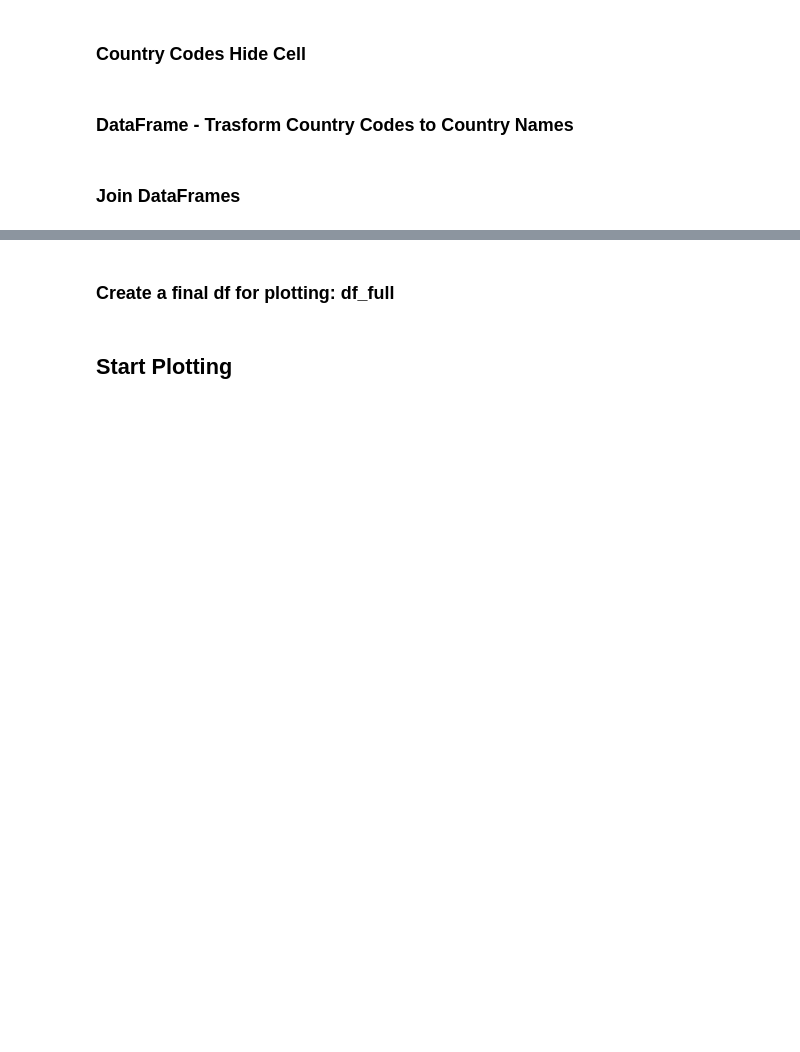
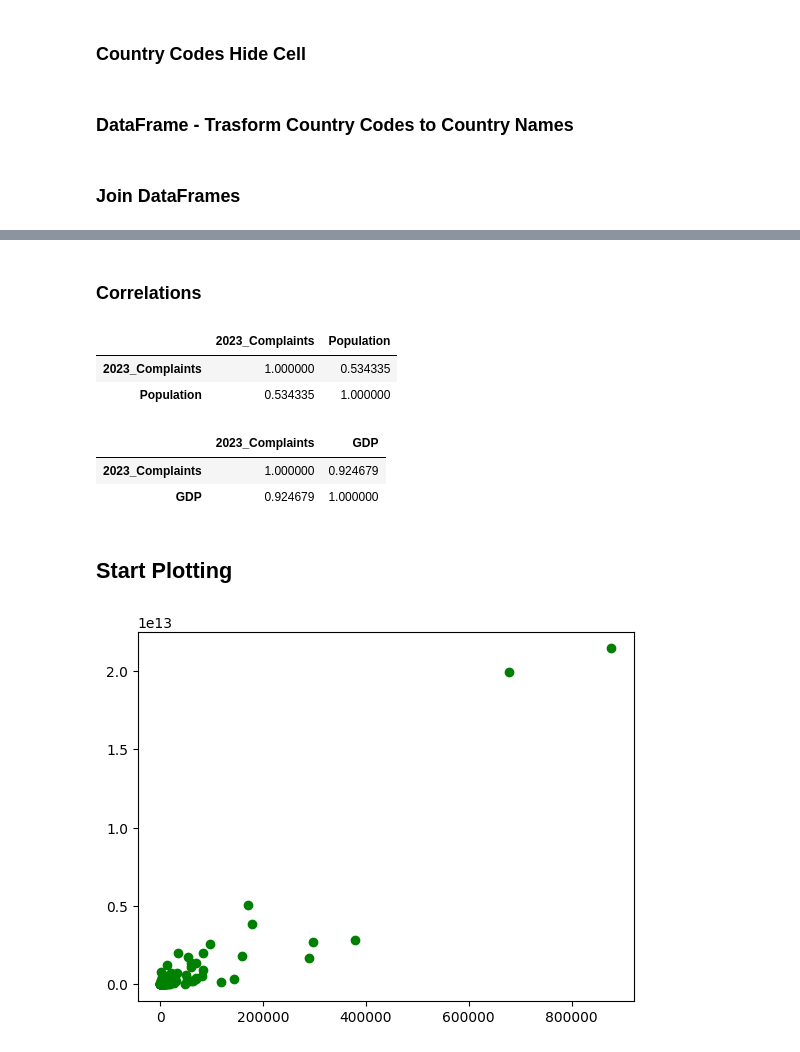
Before and after one commit to KozA777/cyber_project, a Jupyter notebook: Project.ipynb, the cells around one changed output, grey strips where cells are left out. Cells and saved outputs as stored; diff of their text form; code cells hidden in the pictures; blank space fills up the shorter version.

```diff
--- a/Project.ipynb
+++ b/Project.ipynb
@@ -76,6 +76,8 @@ for i in column:
 # create new columns
 cntry_loss.insert(loc = 1, column = 'Country', value = country_col)
 cntry_loss.insert(loc = 1, column = 'Country ID', value = country_id)
+# set index = Country
+cntry_loss = cntry_loss.set_index('Country').sort_index().copy()
 
 # Copilot soln without the loop
 # cntry_loss['Country'] = cntry_loss['Country Code'].map(country_codes)
@@ -116,2 +148,0 @@ df_join_og
-# %% [markdown]
-### Create a final df for plotting: df_full
@@ -123,2 +149,44 @@ df_full['24-23_Com'] = df_full['2024_Complaints'] - df_full['2023_Complaints']
+# %% [markdown]
+### Correlations
+# %%
+new_df = df_join_23[['2023_Complaints', 'Population']]
+new_df.corr(numeric_only = True)
+# %% [output]
+|  | 2023_Complaints | Population |
+| 2023_Complaints | 1.000000 | 0.534335 |
+| Population | 0.534335 | 1.000000 |
+# %%
+new_df = df_join_23[['2023_Complaints', 'GDP']]
+new_df.corr(numeric_only = True)
+# %% [output]
+|  | 2023_Complaints | GDP |
+| 2023_Complaints | 1.000000 | 0.924679 |
+| GDP | 0.924679 | 1.000000 |
 # %% [markdown]
 ## Start Plotting
+# %%
+arr_com = np.array(df_join_23.sort_values(by = '2023_Complaints')['2023_Complaints'])
+arr_pop = np.array(df_join_23.sort_values(by ='2023_Complaints')['Population'])
+arr_gdp = np.array(df_join_23.sort_values(by ='2023_Complaints')['GDP'])
+# %%
+# Removing Outliers
+
+# Create conditions
+cond_pop = np.where(arr_pop > 0.8*10**9)
+cond_com = (np.where(arr_com > 30000))[0].tolist()
+#cond = []
+
+new_com = np.delete(arr_com,[ 99, 108] + cond_com)
+new_pop = np.delete(arr_pop, [ 99, 108] + cond_com)
+new_gdp = np.delete(arr_gdp, [ 99, 108] + cond_com)
+# %%
+plt.plot(arr_com, arr_gdp, 'o', color = 'g')
+
+line_x = np.array([new_com[0], new_com[-1]])
+line_y =  np.array([new_gdp[0], new_gdp[-1]])
+
+#plt.plot(line_x, line_y)
+#plt.yscale('log')
+#plt.xscale('log')
+# %% [output]
+[figure, added]
```
Also changed, not shown: parts of 7 cells of this notebook.
